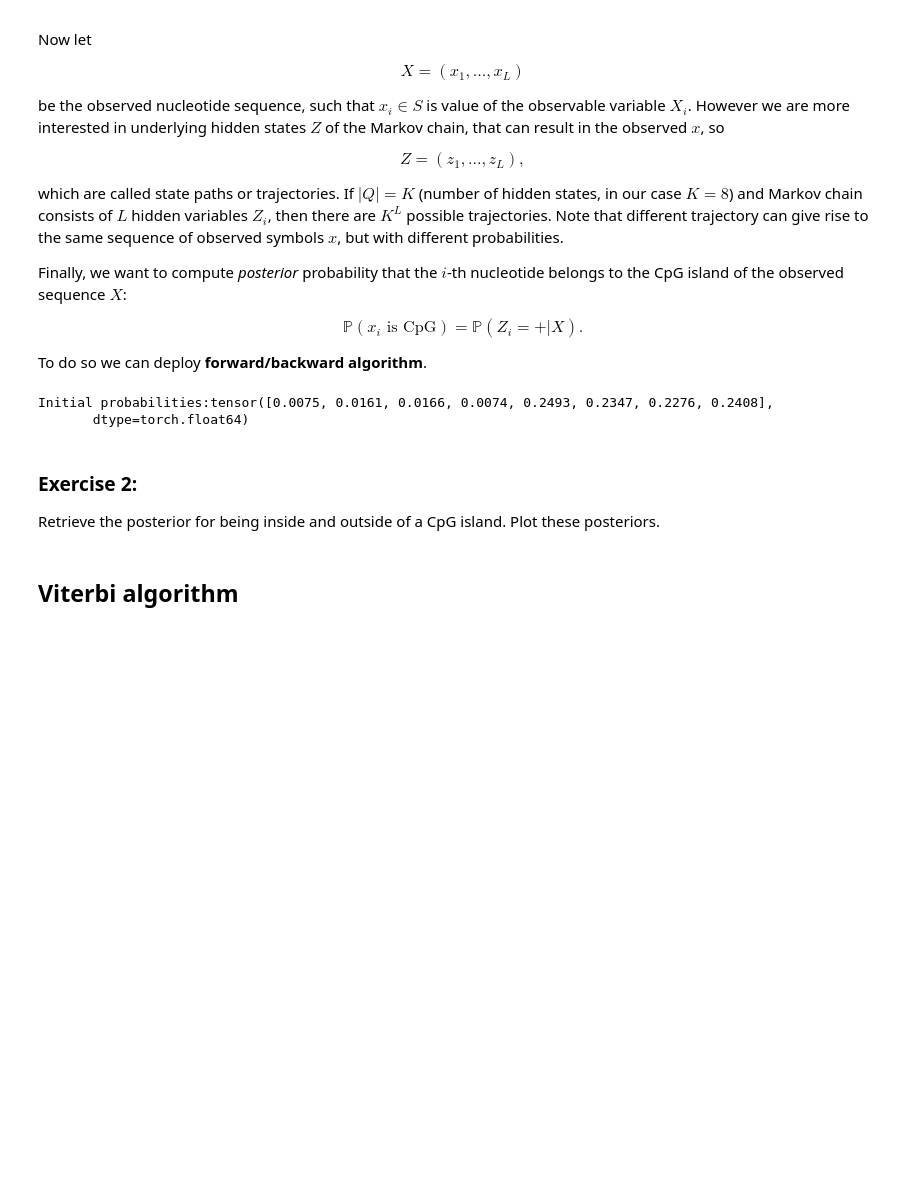
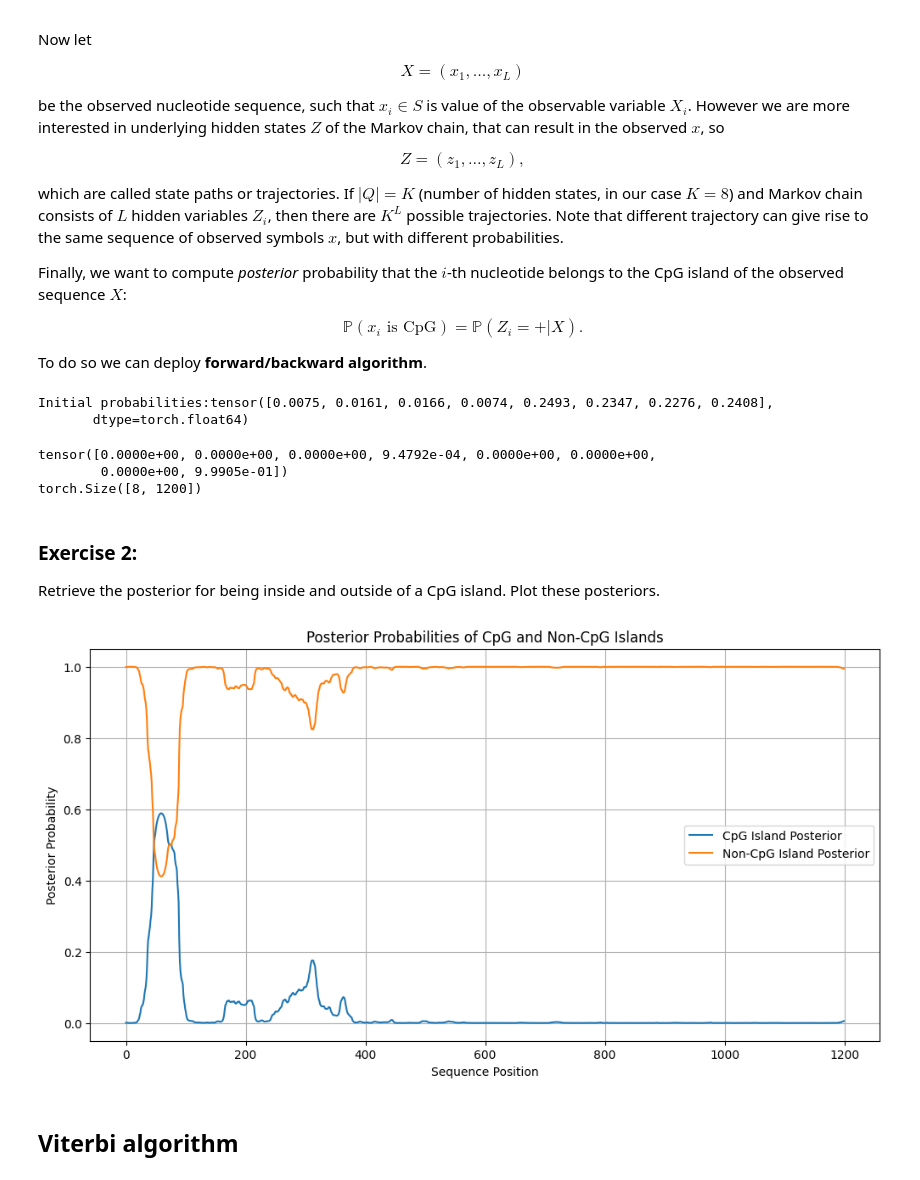
Before and after one commit to MichalSlowakiewicz/Statistical-Data-Analysis-2, a Jupyter notebook: LAB_5.ipynb, the cells around one changed output. Saved outputs shown, nothing was run; the diff lists cells and outputs as text; code cells hidden in the pictures; blank space fills up the shorter version.

```diff
--- a/LAB_5.ipynb
+++ b/LAB_5.ipynb
@@ -147,14 +147,17 @@ def forward(T, E, pi, sequence):
 
     # Initialization
     f = torch.zeros((K, L), dtype=torch.float32)
-    ...
+    for k in range(K):
+        f[k, 0] = E[k, sequence[0]]*pi[k]
+    # Normalization
+    f[:, 0] /= torch.sum(f[:, 0])
 
     # Recursion
     for i in range(1, L):
         for l in range(K):
-            f[l, i] = ...
+            f[l, i] = E[l, sequence[i]] * torch.sum(f[:, i - 1] * T[:, l])
         # Normalization
-        f[:, i] /= ...
+        f[:, i] /= torch.sum(f[:, i]) + 1e-12
 
     return f
 
@@ -171,14 +174,15 @@ def backward(T, E, sequence):
 
     # Initialization
     b = torch.zeros((K, L), dtype=torch.float32)
-    ...
+    for k in range(K):
+      b[k, L-1] = 1
 
     # Recursion: from L-2 down to 0
     for i in range(L - 2, -1, -1):
         for k in range(K):
-            b[k, i] = ...
+            b[k, i] = torch.sum(T[k, :] * E[:, sequence[i + 1]] * b[:, i + 1])
         # Normalization
-        b[:, i] /= ...
+        b[:, i] /= torch.sum(b[:, i]) + 1e-12
 
     return b
 
@@ -188,9 +192,9 @@ def get_posterior(T, E, pi, sequence):
   b = backward(T, E, sequence)
 
   # Get posterior probabilities
-  posterior = ...
+  posterior = f * b
   # Normalize posterior probabilities
-  posterior /= ...
+  posterior /= torch.sum(posterior, dim=0, keepdim=True) + 1e-12
 
   return posterior
 # %% [markdown]
@@ -304,6 +308,16 @@ b = backward(transition, emission, encoded_seq)
 # Normalize to get posterior probabilities
 posterior = (f * b)
 posterior /= torch.sum(posterior, dim=0, keepdim=True) + 1e-12
+# %%
+import torch
+
+torch.set_printoptions(profile="full")
+print(posterior[:, 0])
+print(posterior.shape)
+# %% [output]
+tensor([0.0000e+00, 0.0000e+00, 0.0000e+00, 9.4792e-04, 0.0000e+00, 0.0000e+00,
+        0.0000e+00, 9.9905e-01])
+torch.Size([8, 1200])
 # %% [markdown]
 ### Exercise 2:
 Retrieve the posterior for being inside and outside of a CpG island. Plot these posteriors.
@@ -317,3 +324,18 @@ Retrieve the posterior for being inside and outside of a CpG island. Plot these
+# %%
+cpg_posterior = torch.sum(posterior[0:4, :], dim=0)
+non_cpg_posterior = torch.sum(posterior[4:8, :], dim=0)
+
+plt.figure(figsize=(12, 6))
+plt.plot(cpg_posterior.numpy(), label='CpG Island Posterior')
+plt.plot(non_cpg_posterior.numpy(), label='Non-CpG Island Posterior')
+plt.xlabel('Sequence Position')
+plt.ylabel('Posterior Probability')
+plt.title('Posterior Probabilities of CpG and Non-CpG Islands')
+plt.legend()
+plt.grid(True)
+plt.show()
+# %% [output]
+[figure, added]
 # %% [markdown]
 ## Viterbi algorithm
 # %% [markdown]
```
Also changed, not shown: parts of 1 cell of this notebook.
